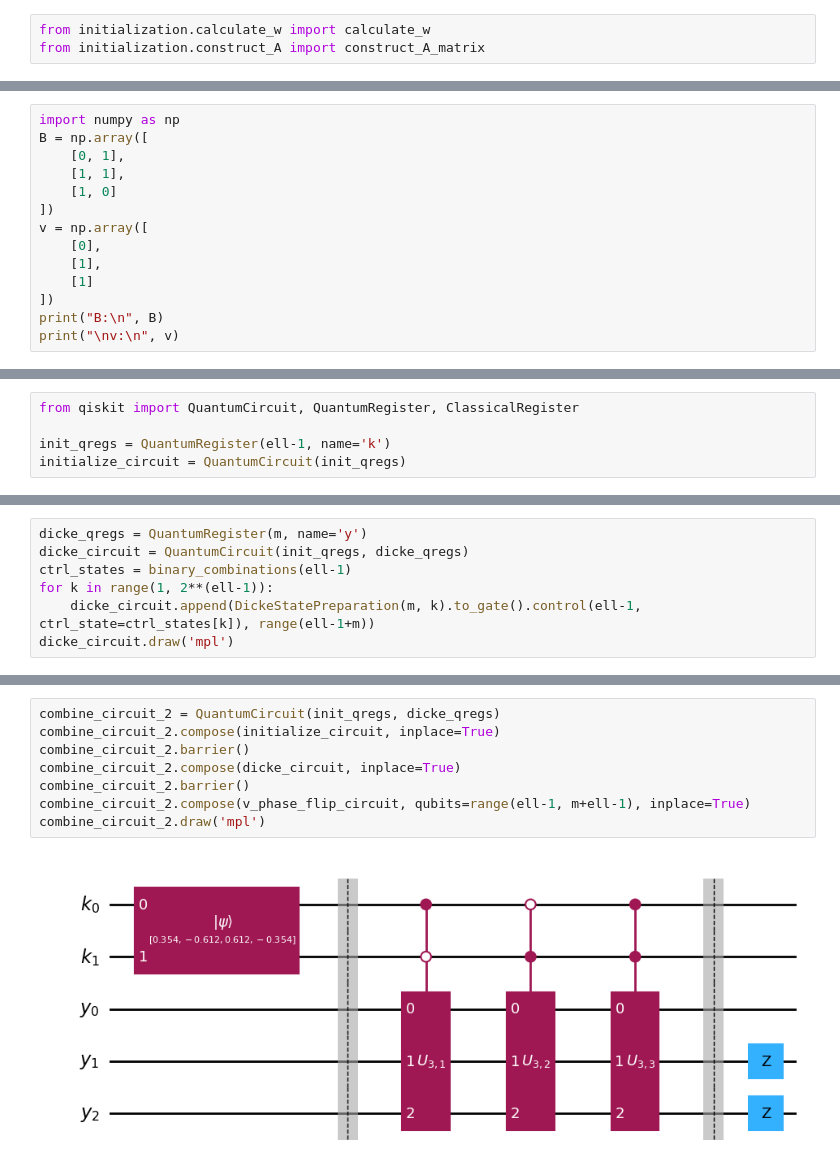
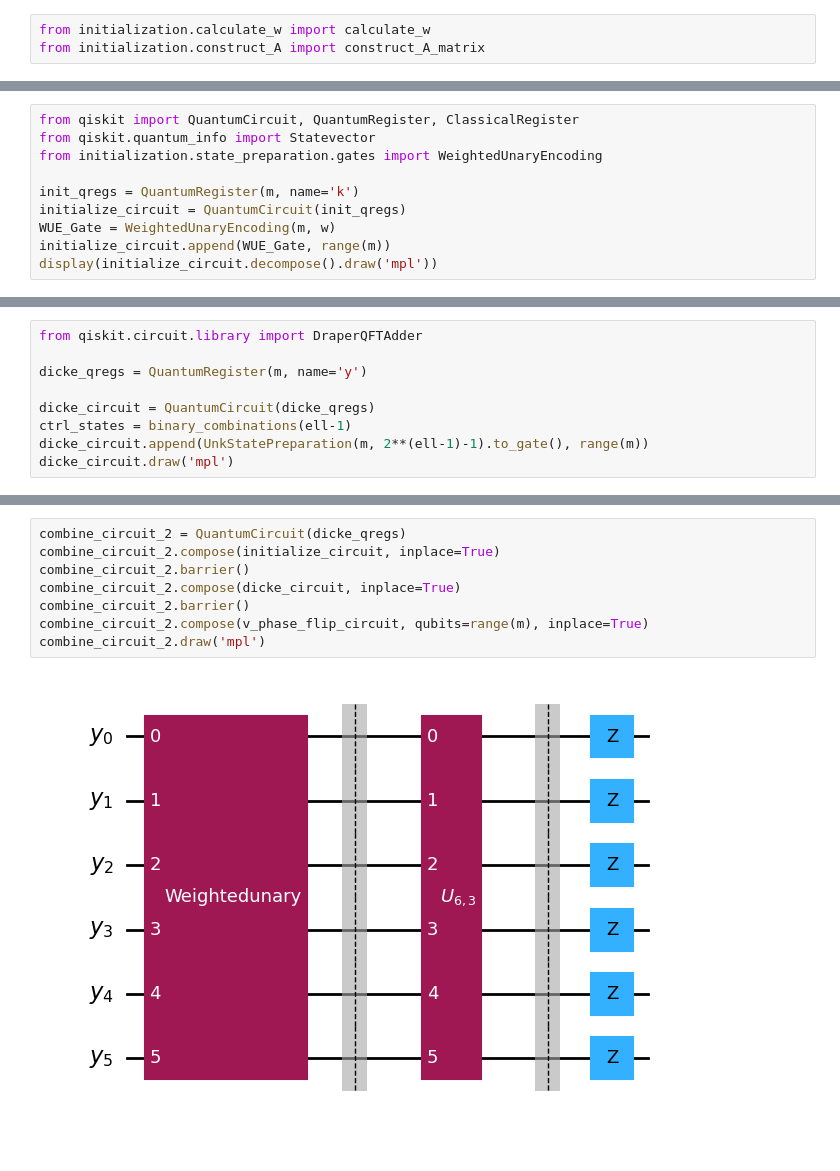
Before and after one commit to BankNatchapol/DQI-Circuit, a Jupyter notebook: src/main.ipynb, the cells around one changed output, grey strips where cells are left out. Drawn from its saved outputs; the diff is of its cells as text; blank space fills up the shorter version.

```diff
--- a/src/main.ipynb
+++ b/src/main.ipynb
@@ -30,14 +40,0 @@ $$
-# %%
-import numpy as np
-B = np.array([
-    [0, 1],
-    [1, 1],
-    [1, 0]
-])
-v = np.array([
-    [0],
-    [1],
-    [1]
-])
-print("B:\n", B)
-print("\nv:\n", v)
@@ -74,5 +93,10 @@ array([ 0.35355339, -0.61237244,  0.61237244, -0.35355339])
 # %%
 from qiskit import QuantumCircuit, QuantumRegister, ClassicalRegister
+from qiskit.quantum_info import Statevector
+from initialization.state_preparation.gates import WeightedUnaryEncoding
 
-init_qregs = QuantumRegister(ell-1, name='k')
+init_qregs = QuantumRegister(m, name='k')
 initialize_circuit = QuantumCircuit(init_qregs)
+WUE_Gate = WeightedUnaryEncoding(m, w)
+initialize_circuit.append(WUE_Gate, range(m))
+display(initialize_circuit.decompose().draw('mpl'))
@@ -89,9 +111,11 @@ from dicke_state_preparation.gates import DickeStatePreparation
 from utils import binary_combinations
 # %%
+from qiskit.circuit.library import DraperQFTAdder
+
 dicke_qregs = QuantumRegister(m, name='y')
-dicke_circuit = QuantumCircuit(init_qregs, dicke_qregs)
+
+dicke_circuit = QuantumCircuit(dicke_qregs)
 ctrl_states = binary_combinations(ell-1)
-for k in range(1, 2**(ell-1)):
-    dicke_circuit.append(DickeStatePreparation(m, k).to_gate().control(ell-1, ctrl_state=ctrl_states[k]), range(ell-1+m))
+dicke_circuit.append(UnkStatePreparation(m, 2**(ell-1)-1).to_gate(), range(m))
 dicke_circuit.draw('mpl')
 # %% [output]
@@ -121,13 +148,13 @@ v_phase_flip_circuit.draw('mpl')
 # %%
-combine_circuit_2 = QuantumCircuit(init_qregs, dicke_qregs)
+combine_circuit_2 = QuantumCircuit(dicke_qregs)
 combine_circuit_2.compose(initialize_circuit, inplace=True)
 combine_circuit_2.barrier()
 combine_circuit_2.compose(dicke_circuit, inplace=True)
 combine_circuit_2.barrier()
-combine_circuit_2.compose(v_phase_flip_circuit, qubits=range(ell-1, m+ell-1), inplace=True)
+combine_circuit_2.compose(v_phase_flip_circuit, qubits=range(m), inplace=True)
 combine_circuit_2.draw('mpl')
 # %% [output]
-[figure, old version]
+[figure, new version]
 # %%
 syndrome_qregs = QuantumRegister(n, name='syndrome')
 B_circuit = QuantumCircuit(dicke_qregs, syndrome_qregs)
```
Also changed, not shown: parts of 31 cells of this notebook, 9 other files.
